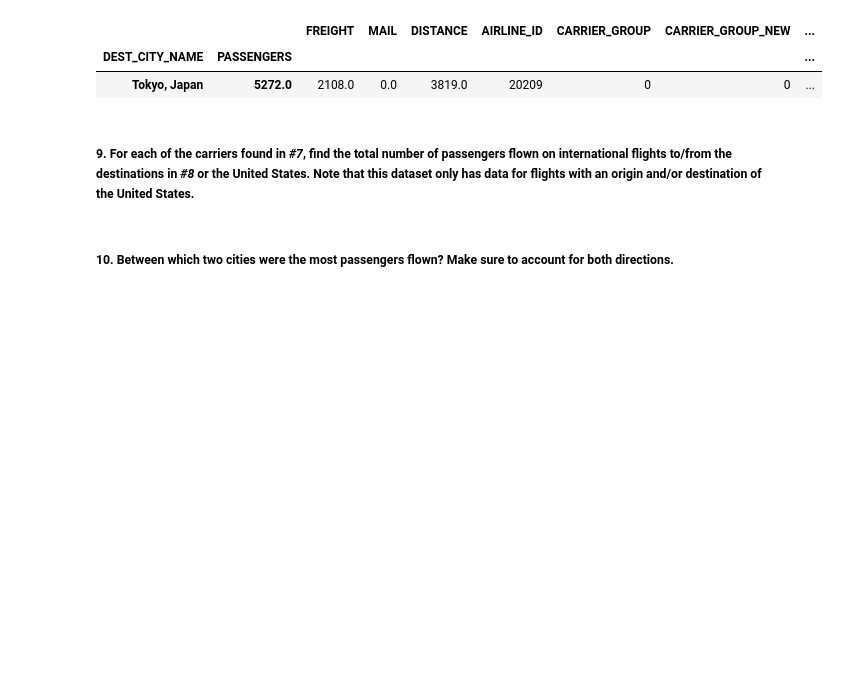
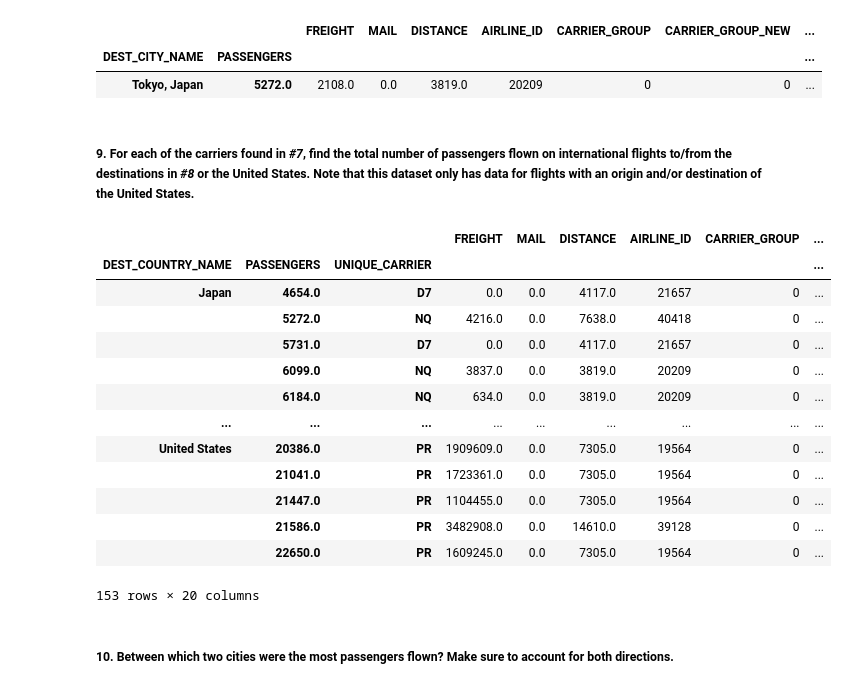
Before and after one commit to dmdigrande/dmdigrande.github.io, a Jupyter notebook: week1-assignment1-pandas-exercises.ipynb, the cells around one changed output. Saved outputs shown, nothing was run; the diff lists cells and outputs as text; code cells hidden in the pictures; blank space fills up the shorter version.

```diff
--- a/week1-assignment1-pandas-exercises.ipynb
+++ b/week1-assignment1-pandas-exercises.ipynb
@@ -194,3 +196,28 @@ popular_destination.head(1)
+# %%
+carriers = ['NQ',"KU","4M","D7","PS","PR","GU","KQ","4C","MS"]
+
+destination = flights[flights['DEST_COUNTRY_NAME'].isin(["Japan",'United States'])]
+
+filtered_flights = flights[flights['DEST_COUNTRY_NAME'].isin(['Japan', 'United States']) & flights['UNIQUE_CARRIER'].isin(carriers)]
+
+passengers_by_destination = filtered_flights.groupby(['DEST_COUNTRY_NAME','PASSENGERS', 'UNIQUE_CARRIER']).sum()
+
+passengers_by_destination
+# %% [output]
+|  |  |  | FREIGHT | MAIL | DISTANCE | AIRLINE_ID | CARRIER_GROUP | ... |
+| DEST_COUNTRY_NAME | PASSENGERS | UNIQUE_CARRIER |  |  |  |  |  | ... |
+| Japan | 4654.0 | D7 | 0.0 | 0.0 | 4117.0 | 21657 | 0 | ... |
+|  | 5272.0 | NQ | 4216.0 | 0.0 | 7638.0 | 40418 | 0 | ... |
+|  | 5731.0 | D7 | 0.0 | 0.0 | 4117.0 | 21657 | 0 | ... |
+|  | 6099.0 | NQ | 3837.0 | 0.0 | 3819.0 | 20209 | 0 | ... |
+|  | 6184.0 | NQ | 634.0 | 0.0 | 3819.0 | 20209 | 0 | ... |
+| ... | ... | ... | ... | ... | ... | ... | ... | ... |
+| United States | 20386.0 | PR | 1909609.0 | 0.0 | 7305.0 | 19564 | 0 | ... |
+|  | 21041.0 | PR | 1723361.0 | 0.0 | 7305.0 | 19564 | 0 | ... |
+|  | 21447.0 | PR | 1104455.0 | 0.0 | 7305.0 | 19564 | 0 | ... |
+|  | 21586.0 | PR | 3482908.0 | 0.0 | 14610.0 | 39128 | 0 | ... |
+|  | 22650.0 | PR | 1609245.0 | 0.0 | 7305.0 | 19564 | 0 | ... |
+153 rows × 20 columns
 # %% [markdown]
 ##### 10. Between which two cities were the most passengers flown? Make sure to account for both directions.
 # %% [markdown]
```
Also changed, not shown: parts of 1 cell of this notebook.
